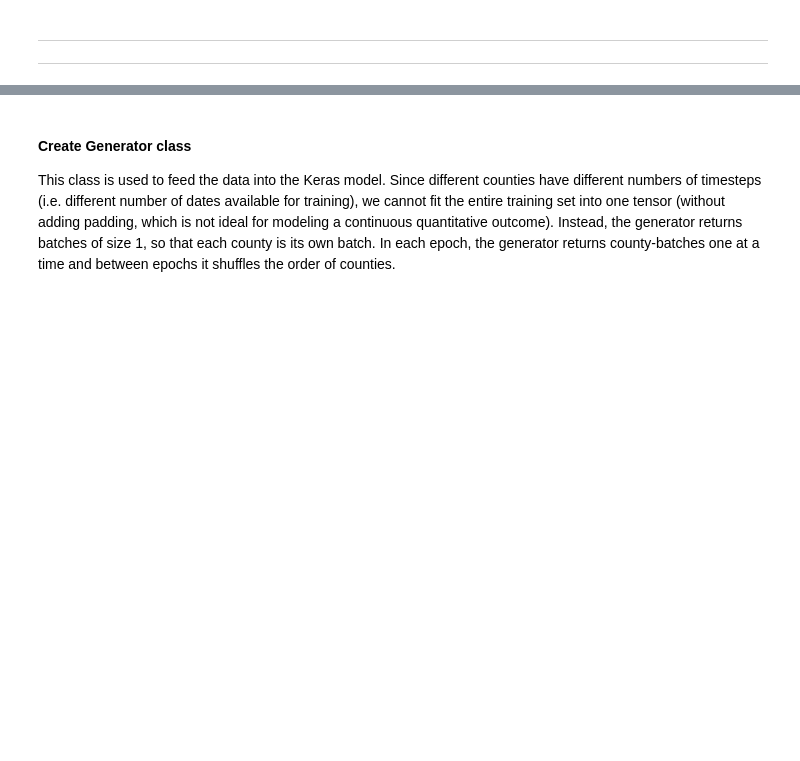
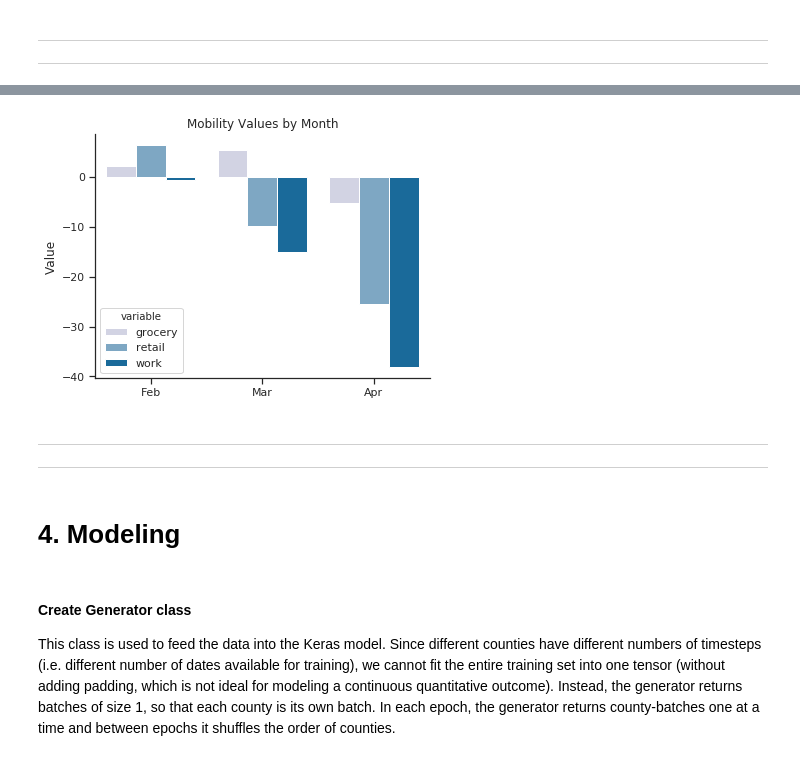
Before and after one commit to dafriedman97/COVID19_forecasts, a Jupyter notebook: Dynamic.ipynb, the cells around one changed output, grey strips where cells are left out. Drawn from its saved outputs; the diff is of its cells as text; code cells hidden in the pictures; blank space fills up the shorter version.

```diff
--- a/Dynamic.ipynb
+++ b/Dynamic.ipynb
@@ -186,3 +200,20 @@ ____
+# %%
+sns.set_context('notebook')
+mob['month'] = mob['date'].astype(str).apply(lambda x: x[5:7])
+mob['month'] = mob['month'].replace('02', 'Feb').replace('03','Mar').replace('04','Apr')
+grouped = mob.groupby('month').mean().reset_index()[['month'] + cats].melt(['month'])
+grouped.sort_values('month')
+fig, ax = plt.subplots(figsize = (6,4.5))
+sns.barplot(data = grouped, x = 'month', y = 'value', hue = 'variable', order = ['Feb','Mar','Apr'], palette = 'PuBu');
+ax.set(xlabel = '', ylabel = 'Value', title = 'Mobility Values by Month');
+sns.despine()
+# %% [output]
+[figure, added]
+# %% [markdown]
+____
+____
+# %% [markdown]
+# 4. Modeling
 # %% [markdown]
 #### Create Generator class
 
```
Also changed, not shown: parts of 8 cells of this notebook, 2 other files.
